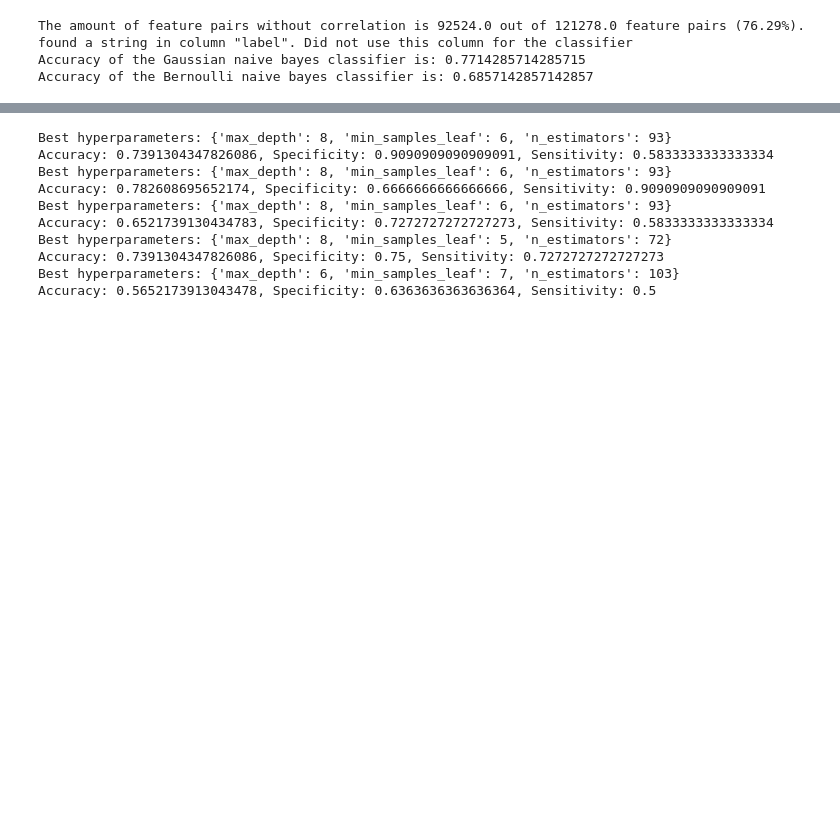
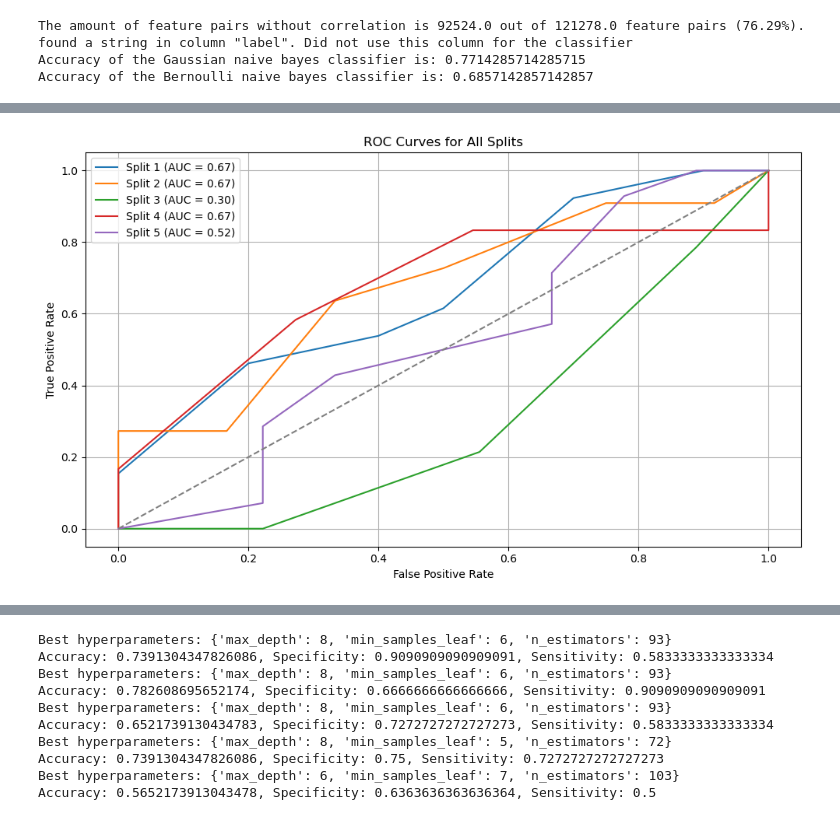
Before and after one commit to jolinevb/Lipo_ML, a Jupyter notebook: assignment.ipynb, the cells around one changed output, grey strips where cells are left out. Cells and saved outputs as stored; diff of their text form; code cells hidden in the pictures; blank space fills up the shorter version.

```diff
--- a/assignment.ipynb
+++ b/assignment.ipynb
@@ -362,0 +311,98 @@ Test AUC for Split 5 with optimal k (5): 0.5606
+# %%
+def cross_validate_knn(data, label_column='label', k_values=[1, 3, 5, 7, 9, 11, 13, 15, 17, 19], train_ratio=0.8, random_state=42):
+    """
+    Voer cross-validation uit op de data, vindt de beste k-waarde, traint het model en test op de testset.
+
+    :param data: Dataframe met de features en labels
+    :param label_column: Naam van de kolom met de labels
+    :param k_values: Lijst van k-waarden om te testen
+    :param train_ratio: Verhouding van training/test data (bijvoorbeeld 0.8 voor 80% training, 20% test)
+    :param random_state: Zaadje voor de willekeurige splits
+    :return: ROC curve data voor alle splits
+    """
+    # Lijst om de ROC data van alle splits op te slaan
+    roc_data_all_splits = []
+
+    # Voer de 5 splits uit (5-fold cross-validation)
+    for split_index in range(5):
+        print(f"Processing Split {split_index + 1}")
+
+        # Split de data (80% training, 20% test) voor deze specifieke split
+        features_train, features_test, label_train, label_test = split_data(data, label_column=label_column, train_ratio=train_ratio, random_state=split_index)
+
+        # Schaal de features met RobustScaler
+        scaler = RobustScaler()
+        features_train_scaled = scaler.fit_transform(features_train)
+        features_test_scaled = scaler.transform(features_test)
+
+        # Label encoding voor de binaire classificatie
+        encoder = LabelEncoder()
+        label_train_encoded = encoder.fit_transform(label_train)
+        label_test_encoded = encoder.transform(label_test)
+
+        # Vind de optimale k-waarde via cross-validation binnen de training data
+        cv_scores = []
+        for k in k_values:
+            knn = KNeighborsClassifier(n_neighbors=k)
+            scores = cross_val_score(knn, features_train_scaled, label_train_encoded, cv=10, scoring='accuracy')
+            cv_scores.append(scores.mean())
+
+        # Kies de beste k-waarde
+        optimal_k = k_values[cv_scores.index(max(cv_scores))]
+        print(f"Optimal k for Split {split_index + 1}: {optimal_k}")
+
+        # Train het model met de beste k
+        knn_final = KNeighborsClassifier(n_neighbors=optimal_k)
+        knn_final.fit(features_train_scaled, label_train_encoded)
+
+        # Test het model op de testset
+        test_predictions = knn_final.predict(features_test_scaled)
+        test_accuracy = accuracy_score(label_test_encoded, test_predictions)
+        print(f"Test Accuracy for Split {split_index + 1}: {test_accuracy:.4f}")
+
+        # Bereken de ROC curve en AUC voor de testset
+        y_pred_prob = knn_final.predict_proba(features_test_scaled)[:, 1]
+        fpr, tpr, _ = roc_curve(label_test_encoded, y_pred_prob)
+        roc_auc = auc(fpr, tpr)
+        print(f"Test AUC for Split {split_index + 1}: {roc_auc:.4f}")
+
+        # Sla de ROC curve data voor deze split op
+        roc_data_all_splits.append((fpr, tpr, roc_auc))
+
+    return roc_data_all_splits
+
+def plot_roc_curves(roc_data_all_splits):
+    """
+    Plot de ROC curves voor alle splits.
+    :param roc_data_all_splits: Lijst met ROC-gegevens voor elke split
+    """
+    plt.figure(figsize=(10, 6))
+
+    # Plot elke ROC-curve
+    for split_index, (fpr, tpr, roc_auc) in enumerate(roc_data_all_splits):
+        plt.plot(fpr, tpr, label=f'Split {split_index + 1} (AUC = {roc_auc:.2f})')
+
+    # Voeg de diagonaal (willekeurige voorspellingen) toe
+    plt.plot([0, 1], [0, 1], linestyle='--', color='gray')
+
+    # Labels en titel
+    plt.title('ROC Curves for All Splits')
+    plt.xlabel('False Positive Rate')
+    plt.ylabel('True Positive Rate')
+
+    # Toon de legenda
+    plt.legend()
+
+    # Zet het raster aan voor leesbaarheid
+    plt.grid(True)
+
+    # Zorg dat de layout goed is
+    plt.tight_layout()
+    plt.show()
+
+# Verkrijg de ROC data voor alle splits
+roc_data_all_splits = cross_validate_knn(data, label_column='label', k_values=k_values)
+
+# Plot de ROC curves voor alle splits
+plot_roc_curves(roc_data_all_splits)
+# %% [output]
@@ -363,3 +429,4 @@ Test AUC for Split 5 with optimal k (5): 0.5606
+[figure, added]
 # %%
 def split_data(data,split=5,n=5):
     train_ratio = 1/split
```
Also changed, not shown: parts of 4 cells of this notebook.
